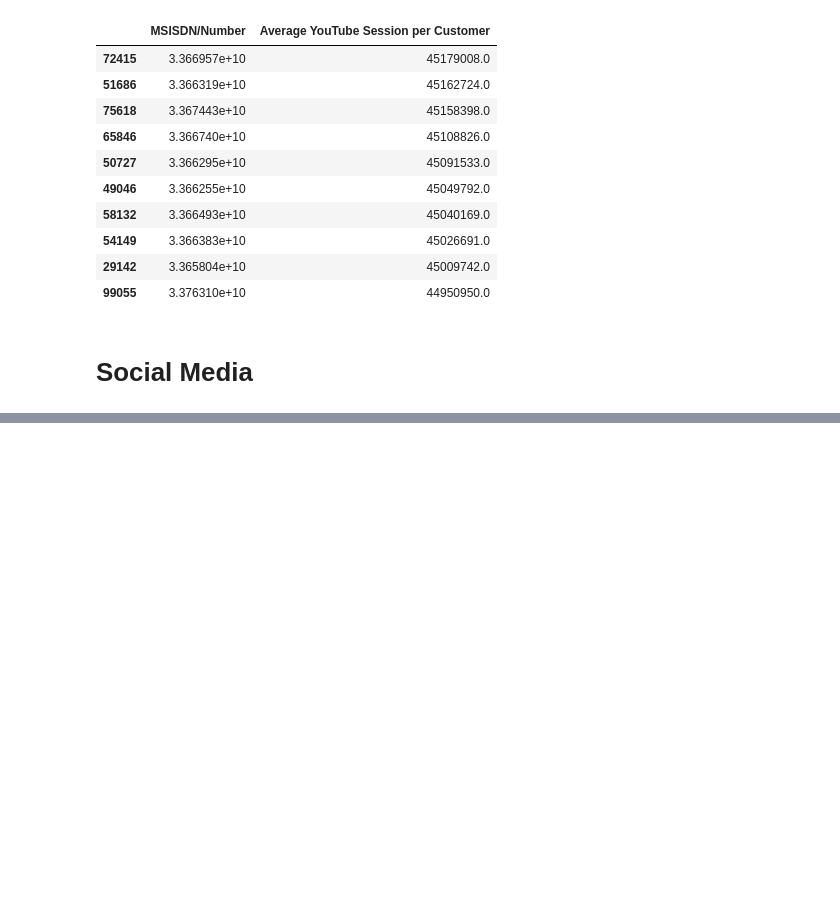
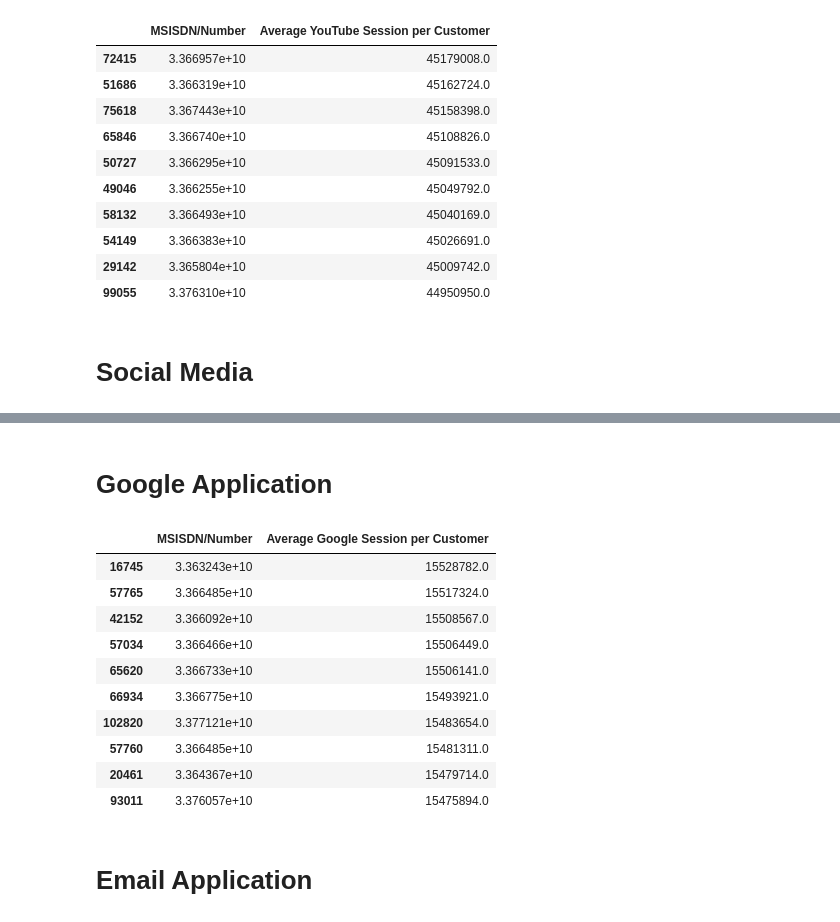
Before and after one commit to BekaluTa/Telecom-Data-Analysis, a Jupyter notebook: Notebooks/Task 2 User Requirement-Analysis.ipynb, the cells around one changed output, grey strips where cells are left out. Cells and saved outputs as stored; diff of their text form; code cells hidden in the pictures; blank space fills up the shorter version.

```diff
--- a/Notebooks/Task 2 User Requirement-Analysis.ipynb
+++ b/Notebooks/Task 2 User Requirement-Analysis.ipynb
@@ -435,0 +468,19 @@ youtube_session_per_customer[:10]
+# %% [markdown]
+<h1>Google Application
+# %%
+google_session = get_avg_per_customer(df, 'MSISDN/Number', 'Total Session Google', 'Google')
+google_session[:10]
+# %% [output]
+|  | MSISDN/Number | Average Google Session per Customer |
+| 16745 | 3.363243e+10 | 15528782.0 |
+| 57765 | 3.366485e+10 | 15517324.0 |
+| 42152 | 3.366092e+10 | 15508567.0 |
+| 57034 | 3.366466e+10 | 15506449.0 |
+| 65620 | 3.366733e+10 | 15506141.0 |
+| 66934 | 3.366775e+10 | 15493921.0 |
+| 102820 | 3.377121e+10 | 15483654.0 |
+| 57760 | 3.366485e+10 | 15481311.0 |
+| 20461 | 3.364367e+10 | 15479714.0 |
+| 93011 | 3.376057e+10 | 15475894.0 |
+# %% [markdown]
+<h1>Email Application
```
Also changed, not shown: parts of 3 cells of this notebook.
